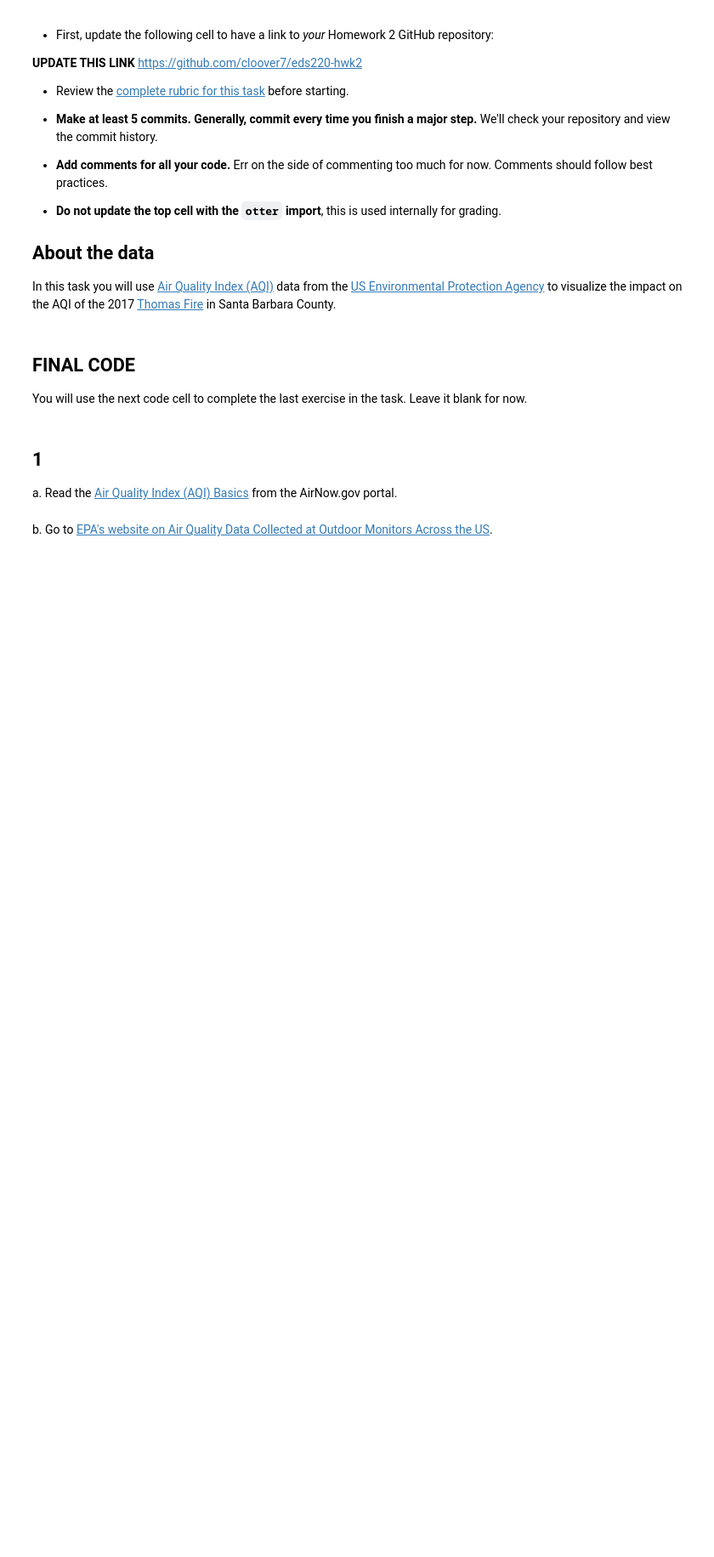
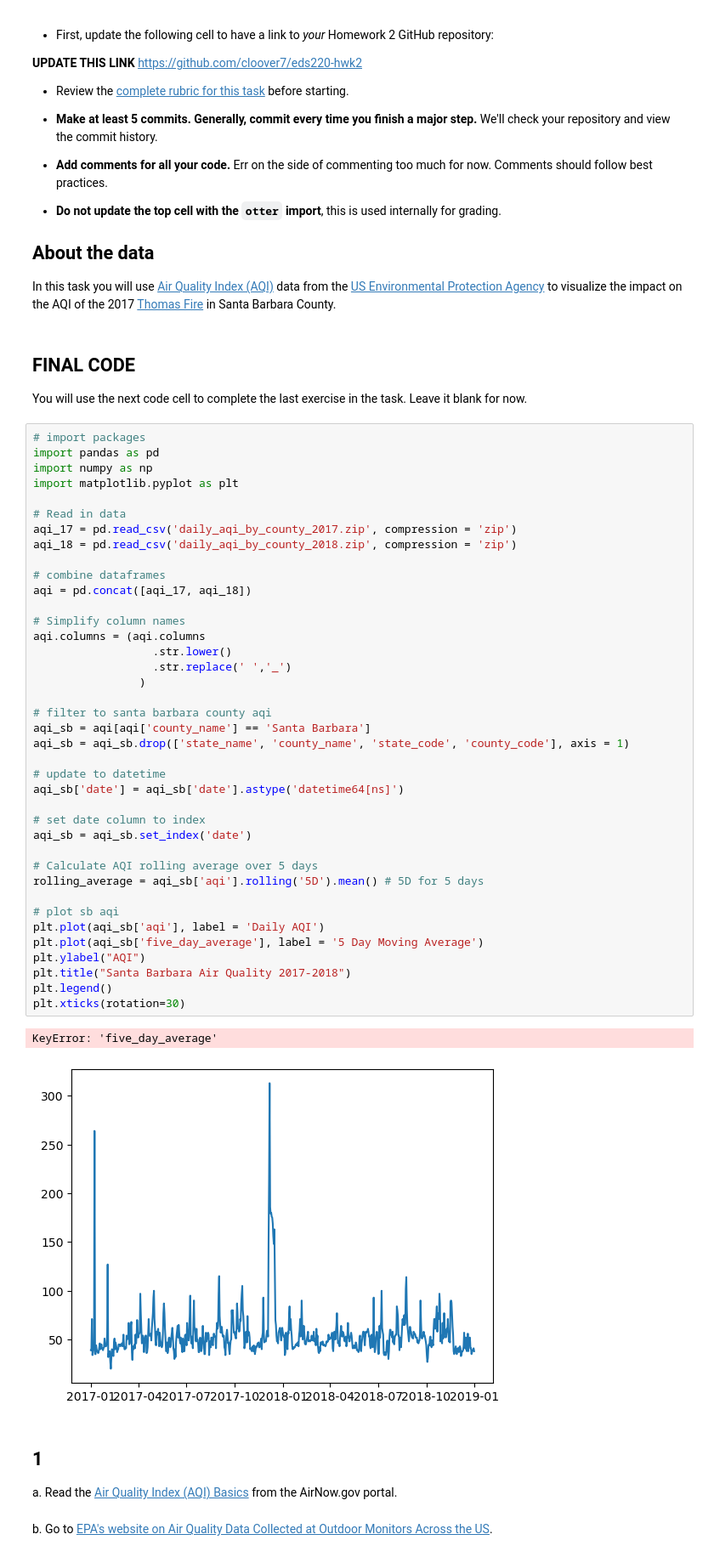
Before and after one commit to cloover7/eds220-hwk2, a Jupyter notebook: task3/hwk2-task3-aqi.ipynb, the cells around one changed output. Shown at 85% size. Cells and saved outputs as stored; diff of their text form; blank space fills up the shorter version.

```diff
--- a/task3/hwk2-task3-aqi.ipynb
+++ b/task3/hwk2-task3-aqi.ipynb
@@ -31,6 +31,48 @@ In this task you will use [Air Quality Index (AQI)](https://www.airnow.gov/aqi/a
 ## FINAL CODE
 
 You will use the next code cell to complete the last exercise in the task. Leave it blank for now.
+# %%
+# import packages
+import pandas as pd
+import numpy as np
+import matplotlib.pyplot as plt
+
+# Read in data
+aqi_17 = pd.read_csv('daily_aqi_by_county_2017.zip', compression = 'zip')
+aqi_18 = pd.read_csv('daily_aqi_by_county_2018.zip', compression = 'zip')
+
+# combine dataframes
+aqi = pd.concat([aqi_17, aqi_18])
+
+# Simplify column names
+aqi.columns = (aqi.columns
+                  .str.lower()
+                  .str.replace(' ','_')
+                )
+
+# filter to santa barbara county aqi
+aqi_sb = aqi[aqi['county_name'] == 'Santa Barbara']
+aqi_sb = aqi_sb.drop(['state_name', 'county_name', 'state_code', 'county_code'], axis = 1)
+
+# update to datetime
+aqi_sb['date'] = aqi_sb['date'].astype('datetime64[ns]')
+
+# set date column to index
+aqi_sb = aqi_sb.set_index('date')
+
+# Calculate AQI rolling average over 5 days
+rolling_average = aqi_sb['aqi'].rolling('5D').mean() # 5D for 5 days
+
+# plot sb aqi
+plt.plot(aqi_sb['aqi'], label = 'Daily AQI')
+plt.plot(aqi_sb['five_day_average'], label = '5 Day Moving Average')
+plt.ylabel("AQI")
+plt.title("Santa Barbara Air Quality 2017-2018")
+plt.legend()
+plt.xticks(rotation=30)
+# %% [output]
+KeyError: 'five_day_average'
+[figure, added]
 # %% [markdown]
 ## 1
 
```
Also changed, not shown: parts of 1 cell of this notebook.
